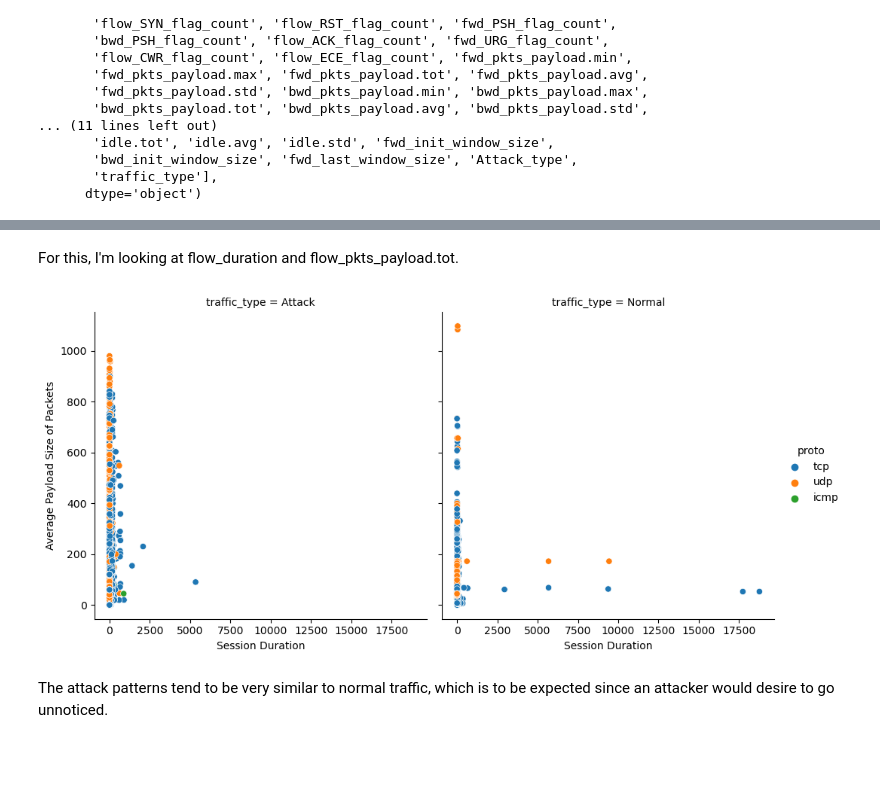
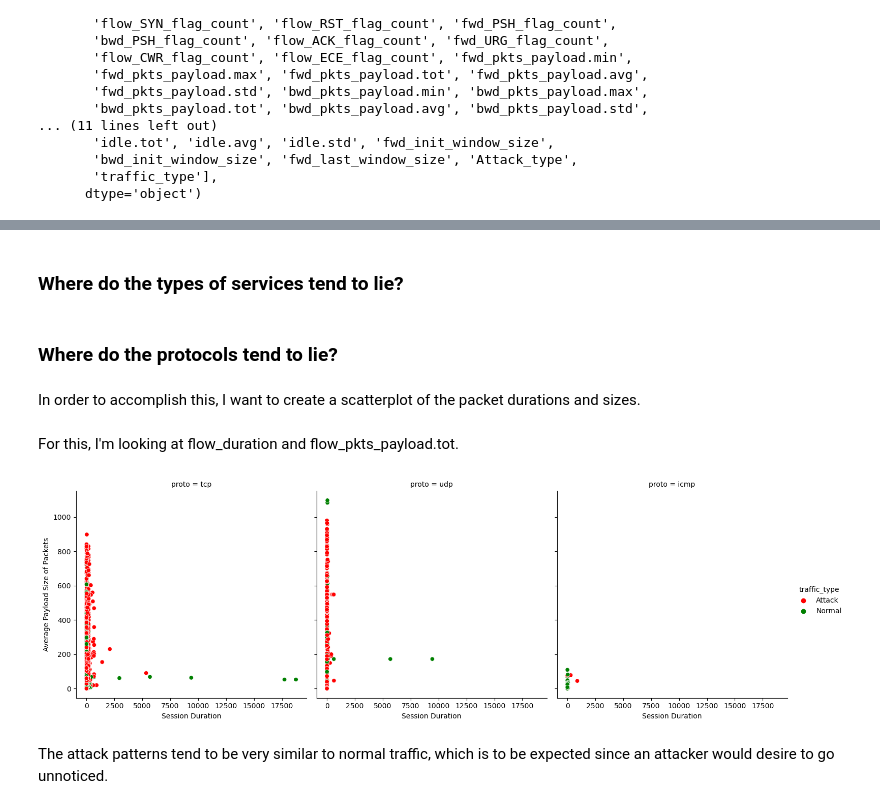
Before and after one commit to Michael-Nelson361/RT-IOT2022, a Jupyter notebook: explore.ipynb, the cells around one changed output, grey strips where cells are left out. Saved outputs shown, nothing was run; the diff lists cells and outputs as text; code cells hidden in the pictures; blank space fills up the shorter version.

Commit message:
Formatting + adjusting visualizations

```diff
--- a/explore.ipynb
+++ b/explore.ipynb
@@ -59,19 +68,25 @@ Index(['id.orig_p', 'id.resp_p', 'proto', 'service', 'flow_duration',
+# %% [markdown]
+### Where do the types of services tend to lie?
+# %% [markdown]
+### Where do the protocols tend to lie?
+# %% [markdown]
+In order to accomplish this, I want to create a scatterplot of the packet durations and sizes.
 # %% [markdown]
 For this, I'm looking at flow_duration and flow_pkts_payload.tot.
 # %%
 sns.relplot(
     data=train,
     x='flow_duration',
     y='flow_pkts_payload.avg',
-    col='traffic_type',
-    # palette={"Attack": "red", "Normal": "green"},
+    hue='traffic_type',
+    palette={"Attack": "red", "Normal": "green"},
     kind='scatter',
-    hue='proto'
+    col='proto'
 ).set_axis_labels("Session Duration", "Average Payload Size of Packets")
 
 plt.show()
 # %% [output]
-[figure, old version]
+[figure, new version]
 # %% [markdown]
 The attack patterns tend to be very similar to normal traffic, which is to be expected since an attacker would desire to go unnoticed.
 # %%
```
Also changed, not shown: parts of 10 cells of this notebook.
